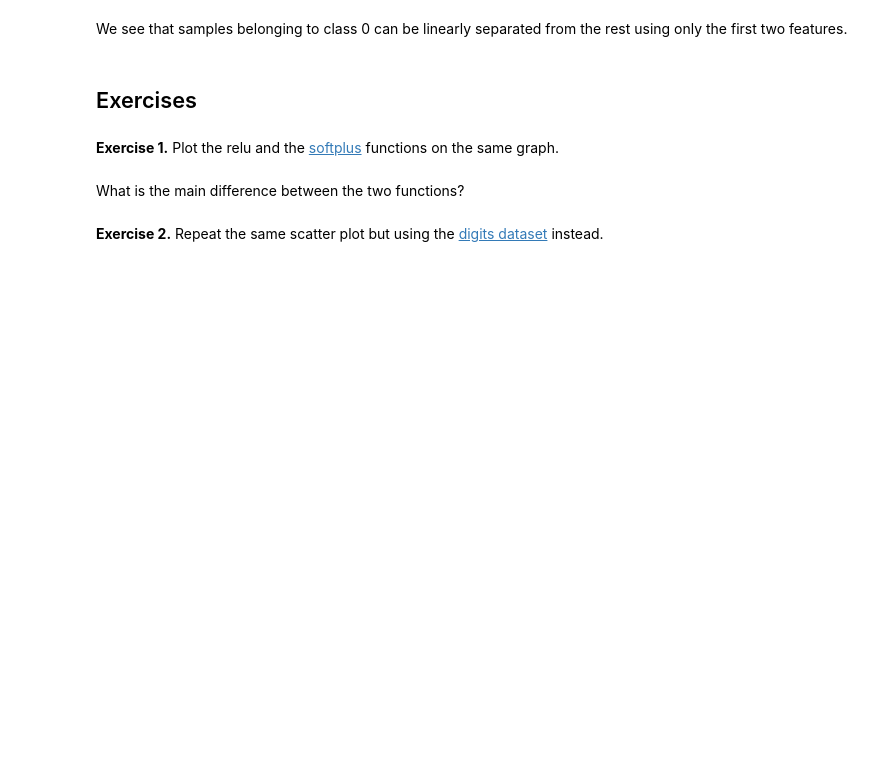
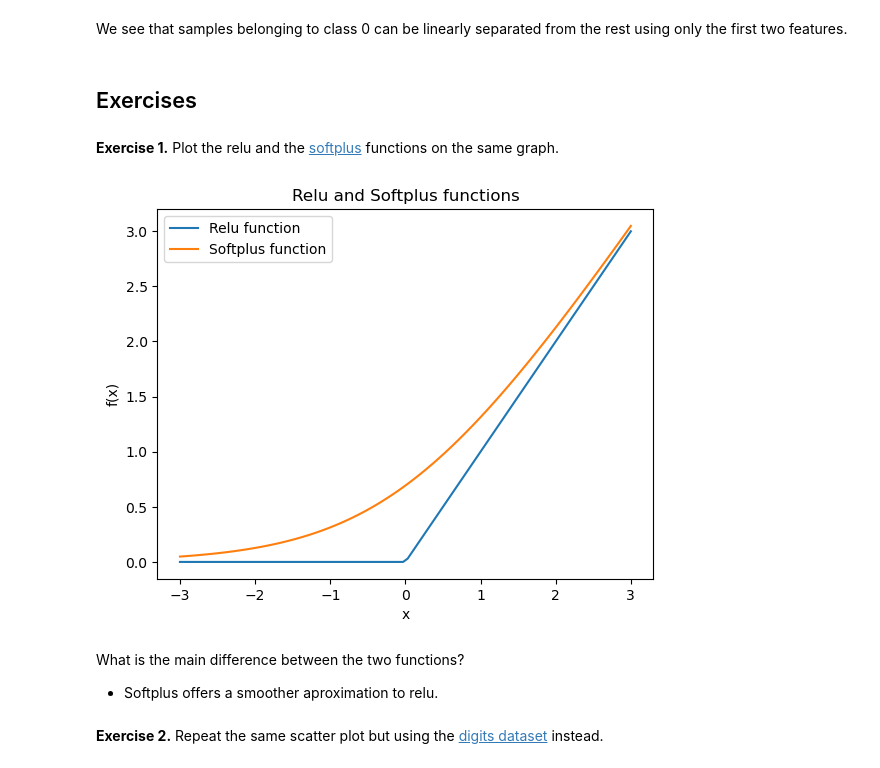
Before and after one commit to hcirne/t4inf1601-scientific_programming, a Jupyter notebook: intro/intro-to-python.ipynb, the cells around one changed output. Drawn from its saved outputs; the diff is of its cells as text; code cells hidden in the pictures; blank space fills up the shorter version.

```diff
--- a/intro/intro-to-python.ipynb
+++ b/intro/intro-to-python.ipynb
@@ -598,7 +598,31 @@ We see that samples belonging to class 0 can be linearly separated from the rest
 ## Exercises
 # %% [markdown]
 **Exercise 1.** Plot the relu and the [softplus](https://en.wikipedia.org/wiki/Rectifier_(neural_networks)#Softplus) functions on the same graph.
+# %%
+from matplotlib import pyplot as plt
+import numpy as np
+
+x_values = np.linspace(-3, 3, 100)
+
+# As a reminder, I'll refactor rely_numpy function here
+y_values_relu = np.maximum(x_values, 0)
+
+# Implementation of softplus function
+y_values_softplus = np.log(1 + np.exp(x_values))
+
+plt.figure()
+plt.plot(x_values, relu_numpy(x_values), label="Relu function")
+plt.plot(x_values, y_values_softplus, label="Softplus function")
+
+plt.xlabel("x")
+plt.ylabel("f(x)")
+plt.title("Relu and Softplus functions")
+plt.legend(loc="upper left")
+plt.show()
+# %% [output]
+[figure, added]
 # %% [markdown]
 What is the main difference between the two functions?
+- Softplus offers a smoother aproximation to relu.
 # %% [markdown]
 **Exercise 2.** Repeat the same scatter plot but using the [digits dataset](https://scikit-learn.org/stable/modules/generated/sklearn.datasets.load_digits.html) instead.
```
Also changed, not shown: parts of 14 cells of this notebook.
